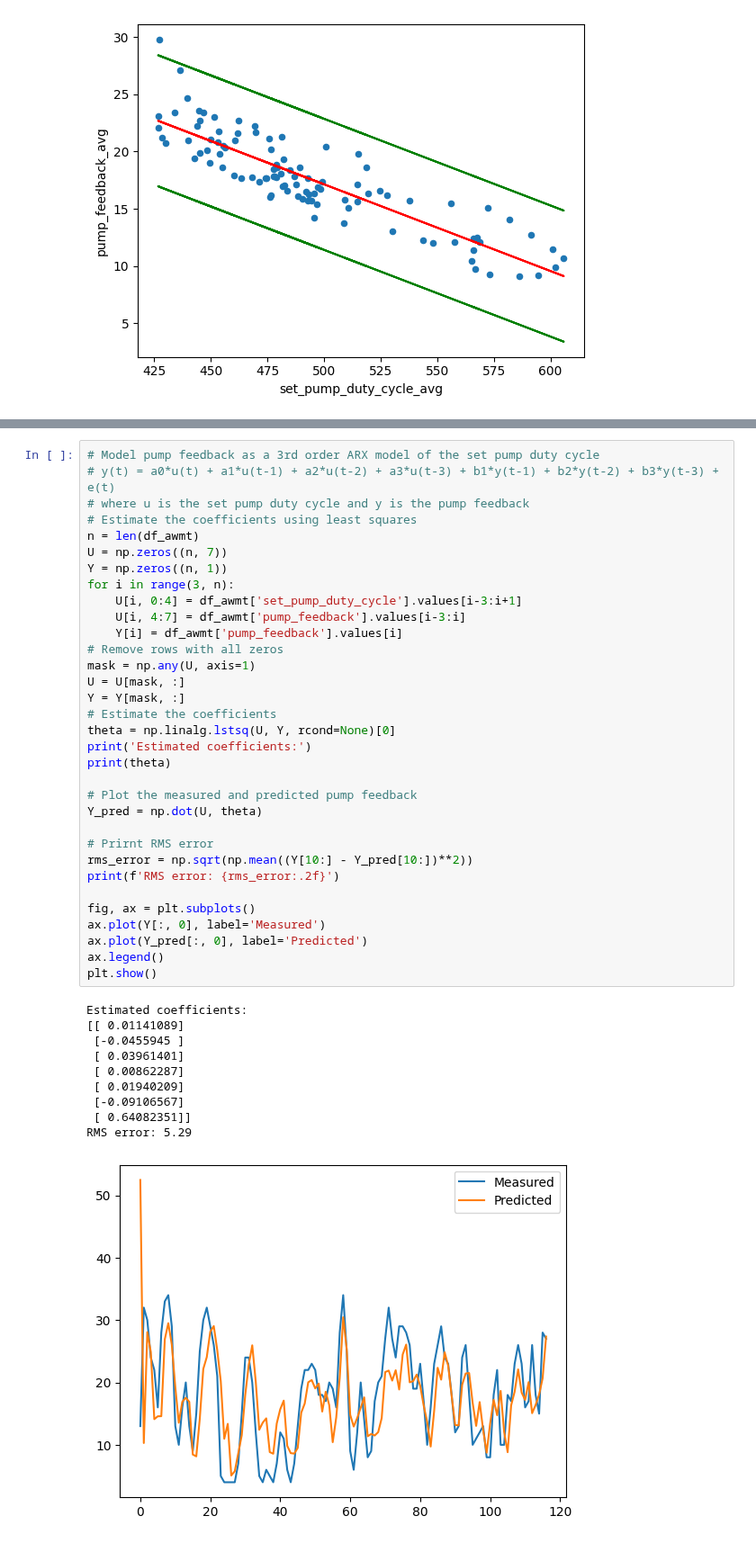
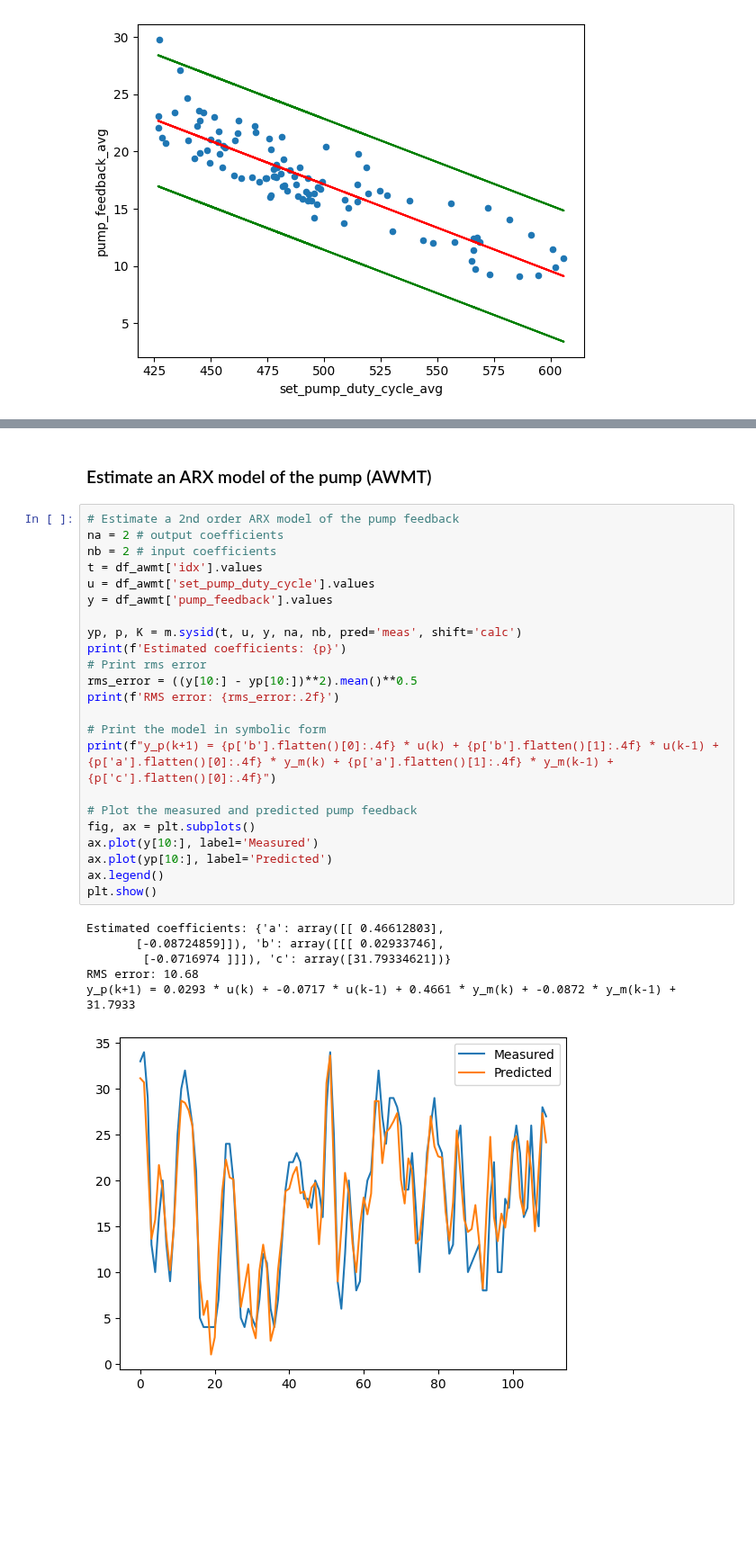
Before and after one commit to season0112/quatt_data_analysis, a Jupyter notebook: error-handling-analysis/pump_model_estimation.ipynb, the cells around one changed output, grey strips where cells are left out. Shown at 90% size. Saved outputs shown, nothing was run; the diff lists cells and outputs as text; blank space fills up the shorter version.

```diff
--- a/error-handling-analysis/pump_model_estimation.ipynb
+++ b/error-handling-analysis/pump_model_estimation.ipynb
@@ -80,44 +91,32 @@ See the caveats in the documentation: https://pandas.pydata.org/pandas-docs/stab
-# %%
-# Model pump feedback as a 3rd order ARX model of the set pump duty cycle
-# y(t) = a0*u(t) + a1*u(t-1) + a2*u(t-2) + a3*u(t-3) + b1*y(t-1) + b2*y(t-2) + b3*y(t-3) + e(t)
-# where u is the set pump duty cycle and y is the pump feedback
-# Estimate the coefficients using least squares
-n = len(df_awmt)
-U = np.zeros((n, 7))
-Y = np.zeros((n, 1))
-for i in range(3, n):
-    U[i, 0:4] = df_awmt['set_pump_duty_cycle'].values[i-3:i+1]
-    U[i, 4:7] = df_awmt['pump_feedback'].values[i-3:i]
-    Y[i] = df_awmt['pump_feedback'].values[i]
-# Remove rows with all zeros
-mask = np.any(U, axis=1)
-U = U[mask, :]
-Y = Y[mask, :]
-# Estimate the coefficients
-theta = np.linalg.lstsq(U, Y, rcond=None)[0]
-print('Estimated coefficients:')
-print(theta)
-
-# Plot the measured and predicted pump feedback
-Y_pred = np.dot(U, theta)
-
-# Prirnt RMS error
-rms_error = np.sqrt(np.mean((Y[10:] - Y_pred[10:])**2))
-print(f'RMS error: {rms_error:.2f}')
-
-fig, ax = plt.subplots()
-ax.plot(Y[:, 0], label='Measured')
-ax.plot(Y_pred[:, 0], label='Predicted')
-ax.legend()
-plt.show()
-# %% [output]
-Estimated coefficients:
-[[ 0.01141089]
- [-0.0455945 ]
- [ 0.03961401]
- [ 0.00862287]
- [ 0.01940209]
- [-0.09106567]
- [ 0.64082351]]
-RMS error: 5.29
-[figure, removed]
+# %% [markdown]
+### Estimate an ARX model of the pump (AWMT)
+# %%
+# Estimate a 2nd order ARX model of the pump feedback
+na = 2 # output coefficients
+nb = 2 # input coefficients
+t = df_awmt['idx'].values
+u = df_awmt['set_pump_duty_cycle'].values
+y = df_awmt['pump_feedback'].values
+
+yp, p, K = m.sysid(t, u, y, na, nb, pred='meas', shift='calc')
+print(f'Estimated coefficients: {p}')
+# Print rms error
+rms_error = ((y[10:] - yp[10:])**2).mean()**0.5
+print(f'RMS error: {rms_error:.2f}')
+
+# Print the model in symbolic form
+print(f"y_p(k+1) = {p['b'].flatten()[0]:.4f} * u(k) + {p['b'].flatten()[1]:.4f} * u(k-1) + {p['a'].flatten()[0]:.4f} * y_m(k) + {p['a'].flatten()[1]:.4f} * y_m(k-1) + {p['c'].flatten()[0]:.4f}")
+
+# Plot the measured and predicted pump feedback
+fig, ax = plt.subplots()
+ax.plot(y[10:], label='Measured')
+ax.plot(yp[10:], label='Predicted')
+ax.legend()
+plt.show()
+# %% [output]
+Estimated coefficients: {'a': array([[ 0.46612803],
+       [-0.08724859]]), 'b': array([[[ 0.02933746],
+        [-0.0716974 ]]]), 'c': array([31.79334621])}
+RMS error: 10.68
+y_p(k+1) = 0.0293 * u(k) + -0.0717 * u(k-1) + 0.4661 * y_m(k) + -0.0872 * y_m(k-1) + 31.7933
+[figure, added]
```
Also changed, not shown: parts of 20 cells of this notebook, 3 other files.
